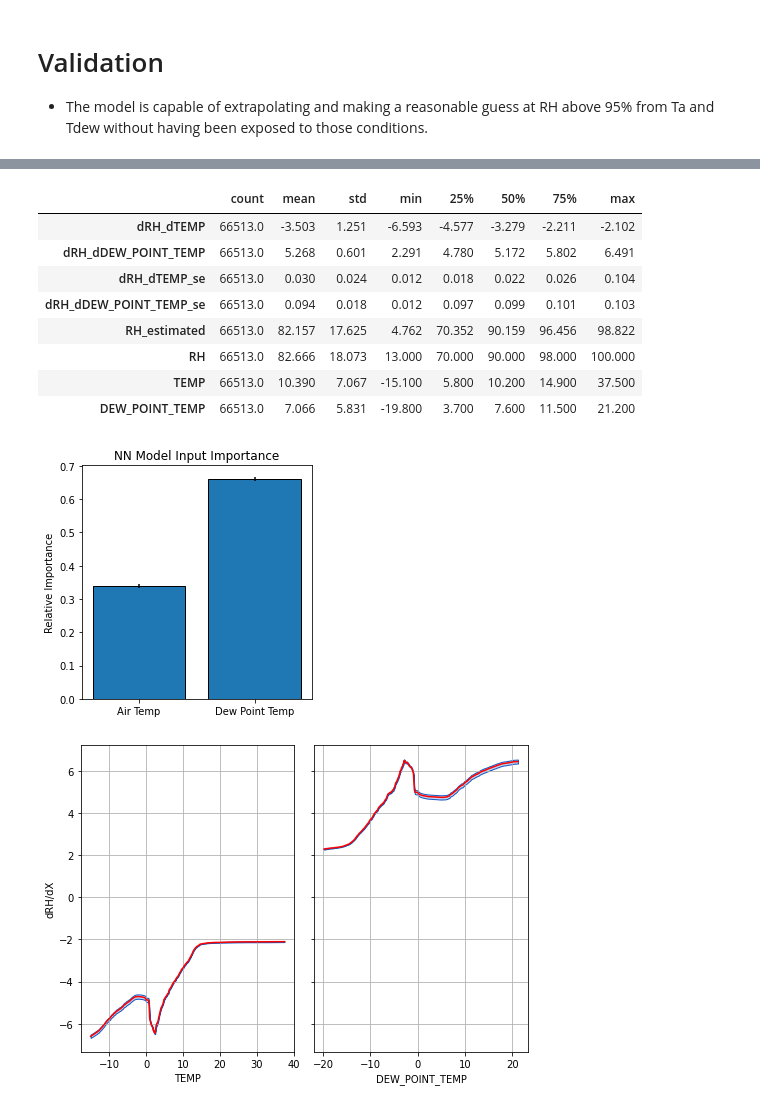
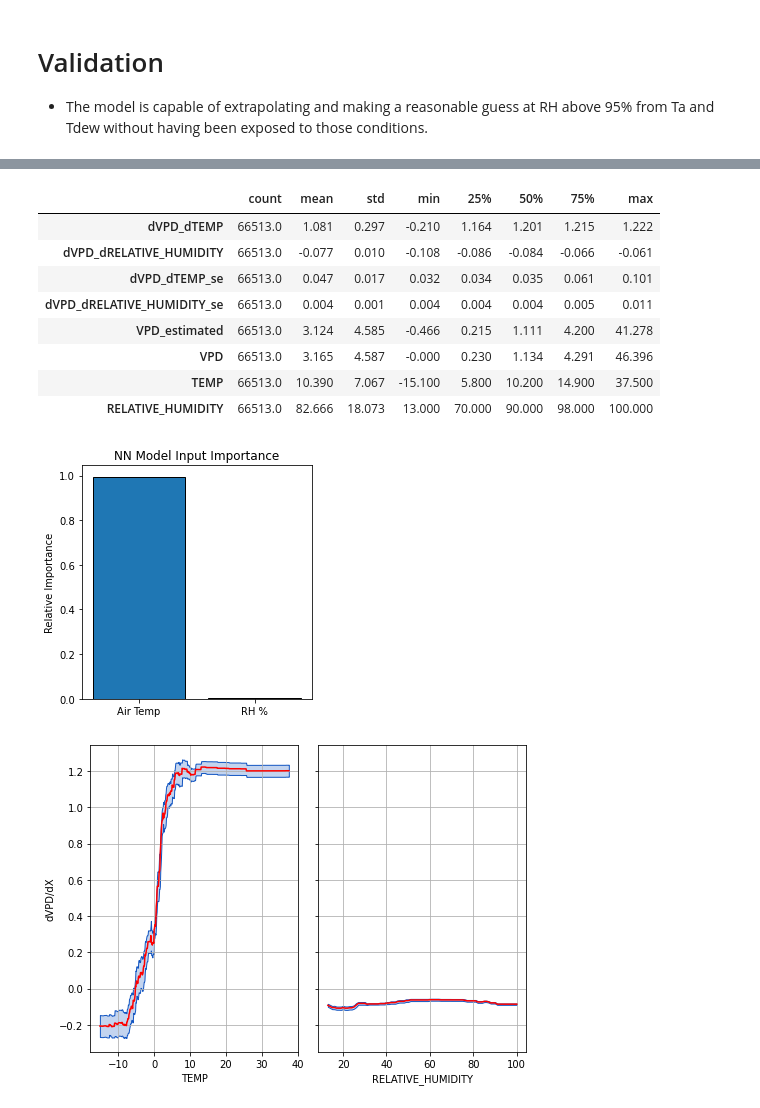
Before and after one commit to June-Skeeter/ML_Scripts, a Jupyter notebook: NN_v_RF_example.ipynb, the cells around one changed output, grey strips where cells are left out. Drawn from its saved outputs; the diff is of its cells as text; code cells hidden in the pictures.

```diff
--- a/NN_v_RF_example.ipynb
+++ b/NN_v_RF_example.ipynb
@@ -170,7 +199,7 @@ a = DecisionBoundaryDisplay.from_estimator(
         ylabel='Dew Point Temp',
     )
 # print(a.response)
-norm = Normalize(vmin=test.min(), vmax=Mask.max(), clip=False)
+norm = Normalize(vmin=0, vmax=50, clip=False)
 fig.colorbar(cm.ScalarMappable(norm=norm), ax=ax)
 
 
@@ -183,15 +212,15 @@ ax.set_title('RF Model Input Importance')
 plt.tight_layout()
 
 
-fig,ax = plt.subplots(1,figsize=(8,8))#,dpi=400)
-tree.plot_tree(RF.estimators_[0],max_depth=5,ax=ax,fontsize=5)
-plt.show()
+# fig,ax = plt.subplots(1,figsize=(8,8))#,dpi=400)
+# tree.plot_tree(RF.estimators_[0],max_depth=5,ax=ax,fontsize=5)
+# plt.show()
 
-fig,ax = plt.subplots(2,3,figsize=(10,10))#,dpi=400)
-i = 0
-for AX in ax:
-    for a in AX:
-        tree.plot_tree(RF.estimators_[i],max_depth=2,ax=a,fontsize=5)
-        i += 1
-plt.show()
+# fig,ax = plt.subplots(2,3,figsize=(10,10))#,dpi=400)
+# i = 0
+# for AX in ax:
+#     for a in AX:
+#         tree.plot_tree(RF.estimators_[i],max_depth=2,ax=a,fontsize=5)
+#         i += 1
+# plt.show()
 # %% [output]
@@ -223,7 +250,6 @@ def clean_dir():
                 os.remove('temp_files/'+f)
 
 def make_model(input_shape):
-    clean_dir()
     input_layer = keras.layers.Input(input_shape)
     dense1 = keras.layers.Dense(
         64,
@@ -235,11 +261,12 @@ def make_model(input_shape):
     return keras.models.Model(inputs=input_layer, outputs=output_layer)
 
 
+Training_Time = []
 T0 = time.time()
 
-N = 100
+N = 10
 
-Training_Time = []
+clean_dir()
 
 for i in range(0,N):
     x_train, x_test, y_train, y_test = train_test_split(
@@ -479,46 +502,46 @@ RI_se = Relative_Importance.std(axis=1)/Relative_Importance.shape[1]**.5
 fig,ax=plt.subplots(figsize=(4,4))
 ax.bar(X_alias,RI_mean,yerr=RI_se,edgecolor='k')
 ax.set_ylabel('Relative Importance')
 ax.set_title('NN Model Input Importance')
 plt.tight_layout()
 
 Estimates_mean = Estimates.mean(axis=1)
 
-Model_Derivatives = pd.DataFrame(Derivatives.mean(axis=-1).T, columns = ['dRH_d'+x for x in X_vars])
+Model_Derivatives = pd.DataFrame(Derivatives.mean(axis=-1).T, columns = ['dVPD_d'+x for x in X_vars])
 Model_Derivatives = Model_Derivatives.join(
-    pd.DataFrame(Derivatives.std(axis=-1).T/Derivatives.shape[-1]**.5, columns = ['dRH_d'+x+'_se' for x in X_vars])
+    pd.DataFrame(Derivatives.std(axis=-1).T/Derivatives.shape[-1]**.5, columns = ['dVPD_d'+x+'_se' for x in X_vars])
 )
-Model_Derivatives['RH_estimated'] = Estimates_mean
-Model_Derivatives['RH'] = Y_full
+Model_Derivatives['VPD_estimated'] = Estimates_mean
+Model_Derivatives['VPD'] = Y_full
 Model_Derivatives[X_vars] = X_full
 
 def Plot_Derivs(Derivs,X,dy,ax):
     D = Derivs[[X,dy,dy+'_se']].sort_values(by=X)
     ax.fill_between(D[X],D[dy]-D[dy+'_se'],D[dy]+D[dy+'_se'],
                     facecolor='#1356c240',edgecolor='#1356c2')
     ax.plot(D[X],D[dy],color='r')
     ax.grid()
     ax.set_xlabel(X)
 
 
 fig,ax = plt.subplots(1,2,figsize = (7,5),sharey=True)
-Plot_Derivs(Model_Derivatives,'TEMP','dRH_dTEMP',ax[0])
-Plot_Derivs(Model_Derivatives,'DEW_POINT_TEMP','dRH_dDEW_POINT_TEMP',ax[1])
-ax[0].set_ylabel('dRH/dX')
+Plot_Derivs(Model_Derivatives,'TEMP','dVPD_dTEMP',ax[0])
+Plot_Derivs(Model_Derivatives,'RELATIVE_HUMIDITY','dVPD_dRELATIVE_HUMIDITY',ax[1])
+ax[0].set_ylabel('dVPD/dX')
 
 plt.tight_layout()
 
 
 Model_Derivatives.describe().T.round(3)
 # %% [output]
 |  | count | mean | std | min | 25% | 50% | 75% | max |
-| dRH_dTEMP | 66513.0 | -3.503 | 1.251 | -6.593 | -4.577 | -3.279 | -2.211 | -2.102 |
-| dRH_dDEW_POINT_TEMP | 66513.0 | 5.268 | 0.601 | 2.291 | 4.780 | 5.172 | 5.802 | 6.491 |
-| dRH_dTEMP_se | 66513.0 | 0.030 | 0.024 | 0.012 | 0.018 | 0.022 | 0.026 | 0.104 |
-| dRH_dDEW_POINT_TEMP_se | 66513.0 | 0.094 | 0.018 | 0.012 | 0.097 | 0.099 | 0.101 | 0.103 |
-| RH_estimated | 66513.0 | 82.157 | 17.625 | 4.762 | 70.352 | 90.159 | 96.456 | 98.822 |
-| RH | 66513.0 | 82.666 | 18.073 | 13.000 | 70.000 | 90.000 | 98.000 | 100.000 |
+| dVPD_dTEMP | 66513.0 | 1.081 | 0.297 | -0.210 | 1.164 | 1.201 | 1.215 | 1.222 |
+| dVPD_dRELATIVE_HUMIDITY | 66513.0 | -0.077 | 0.010 | -0.108 | -0.086 | -0.084 | -0.066 | -0.061 |
+| dVPD_dTEMP_se | 66513.0 | 0.047 | 0.017 | 0.032 | 0.034 | 0.035 | 0.061 | 0.101 |
+| dVPD_dRELATIVE_HUMIDITY_se | 66513.0 | 0.004 | 0.001 | 0.004 | 0.004 | 0.004 | 0.005 | 0.011 |
+| VPD_estimated | 66513.0 | 3.124 | 4.585 | -0.466 | 0.215 | 1.111 | 4.200 | 41.278 |
+| VPD | 66513.0 | 3.165 | 4.587 | -0.000 | 0.230 | 1.134 | 4.291 | 46.396 |
 | TEMP | 66513.0 | 10.390 | 7.067 | -15.100 | 5.800 | 10.200 | 14.900 | 37.500 |
-| DEW_POINT_TEMP | 66513.0 | 7.066 | 5.831 | -19.800 | 3.700 | 7.600 | 11.500 | 21.200 |
+| RELATIVE_HUMIDITY | 66513.0 | 82.666 | 18.073 | 13.000 | 70.000 | 90.000 | 98.000 | 100.000 |
-[figure, old version]
+[figure, new version]
-[figure, old version]
+[figure, new version]
```
Also changed, not shown: parts of 8 cells of this notebook.
